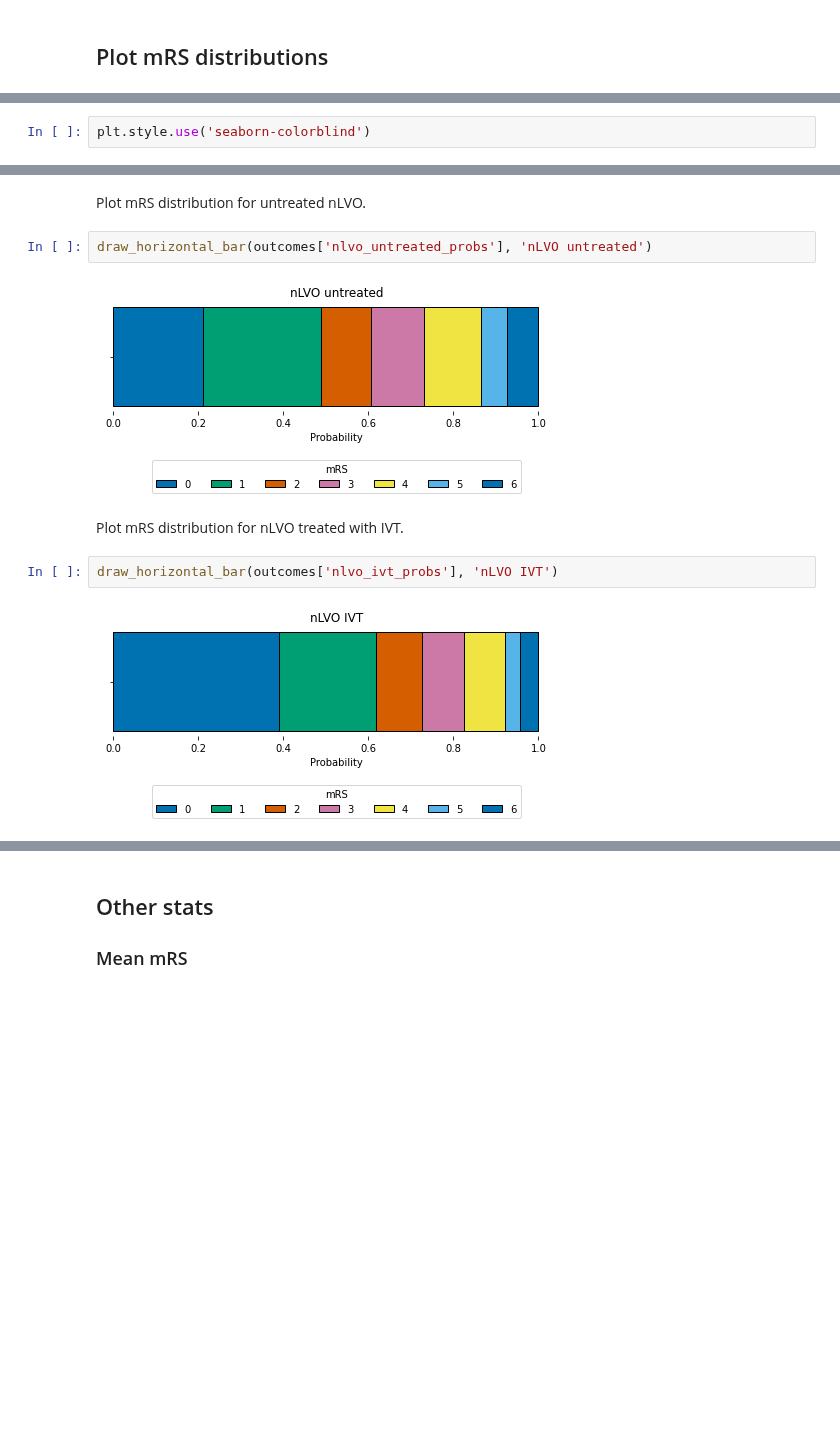
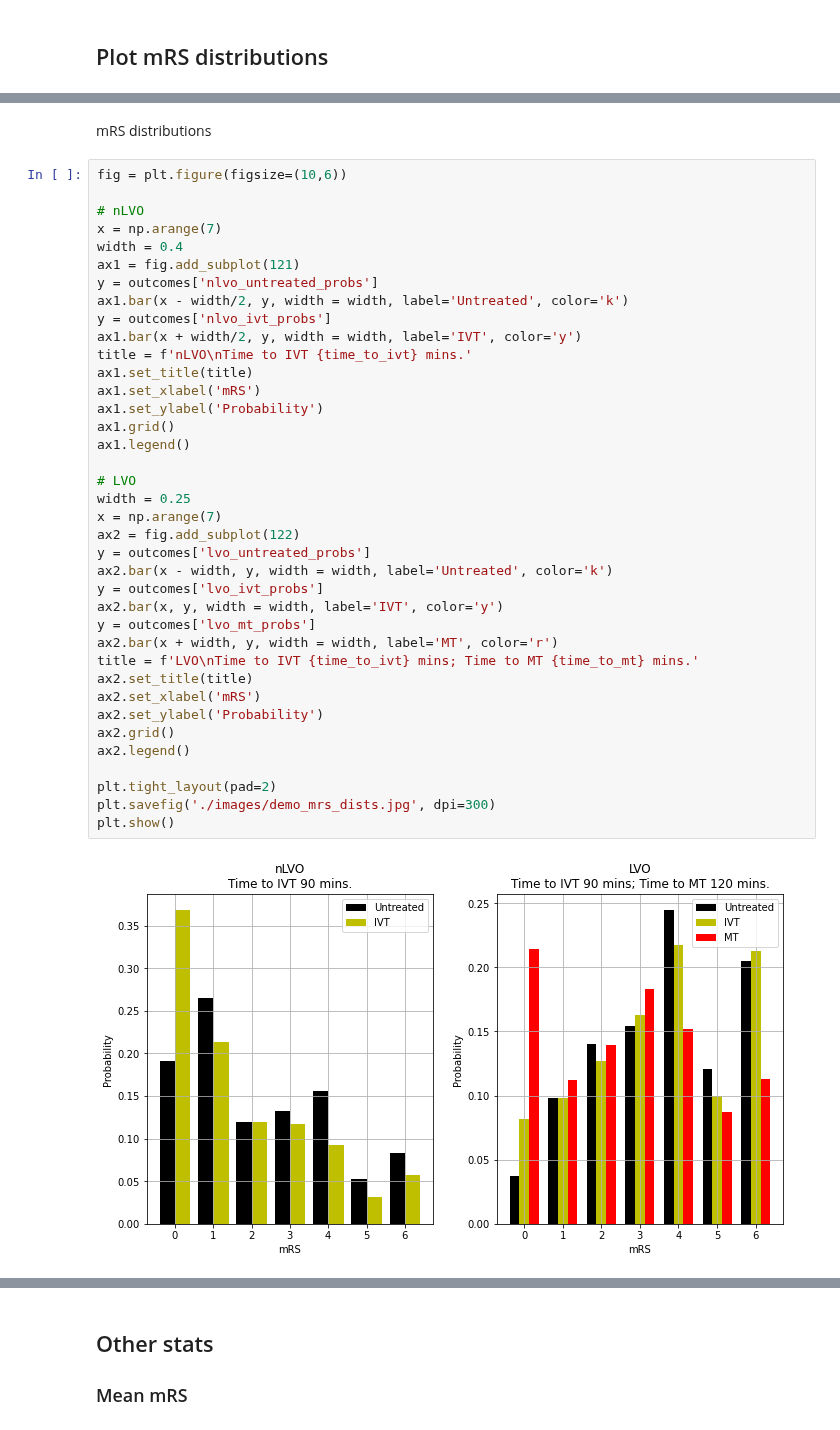
Before and after one commit to samuel-book/stroke_outcome, a Jupyter notebook: demo_of_outcome_model.ipynb, the cells around one changed output, grey strips where cells are left out. Saved outputs shown, nothing was run; the diff lists cells and outputs as text; blank space fills up the shorter version.

Commit message:
Update demo to bar charts

```diff
--- a/demo_of_outcome_model.ipynb
+++ b/demo_of_outcome_model.ipynb
@@ -110,2 +77,0 @@ Set the plot colour scheme
-# %%
-plt.style.use('seaborn-colorblind')
@@ -130,12 +78,42 @@ draw_horizontal_bar(outcomes['lvo_mt_probs'], 'LVO MT')
-# %% [markdown]
-Plot mRS distribution for untreated nLVO.
-# %%
-draw_horizontal_bar(outcomes['nlvo_untreated_probs'], 'nLVO untreated')
-# %% [output]
-[figure, removed]
-# %% [markdown]
-Plot mRS distribution for nLVO treated with IVT.
-# %%
-draw_horizontal_bar(outcomes['nlvo_ivt_probs'], 'nLVO IVT')
-# %% [output]
-[figure, removed]
+# %% [markdown]
+mRS distributions
+# %%
+fig = plt.figure(figsize=(10,6))
+
+# nLVO
+x = np.arange(7)
+width = 0.4
+ax1 = fig.add_subplot(121)
+y = outcomes['nlvo_untreated_probs']
+ax1.bar(x - width/2, y, width = width, label='Untreated', color='k')
+y = outcomes['nlvo_ivt_probs']
+ax1.bar(x + width/2, y, width = width, label='IVT', color='y')
+title = f'nLVO\nTime to IVT {time_to_ivt} mins.'
+ax1.set_title(title)
+ax1.set_xlabel('mRS')
+ax1.set_ylabel('Probability')
+ax1.grid()
+ax1.legend()
+
+# LVO
+width = 0.25
+x = np.arange(7)
+ax2 = fig.add_subplot(122)
+y = outcomes['lvo_untreated_probs']
+ax2.bar(x - width, y, width = width, label='Untreated', color='k')
+y = outcomes['lvo_ivt_probs']
+ax2.bar(x, y, width = width, label='IVT', color='y')
+y = outcomes['lvo_mt_probs']
+ax2.bar(x + width, y, width = width, label='MT', color='r')
+title = f'LVO\nTime to IVT {time_to_ivt} mins; Time to MT {time_to_mt} mins.'
+ax2.set_title(title)
+ax2.set_xlabel('mRS')
+ax2.set_ylabel('Probability')
+ax2.grid()
+ax2.legend()
+
+plt.tight_layout(pad=2)
+plt.savefig('./images/demo_mrs_dists.jpg', dpi=300)
+plt.show()
+# %% [output]
+[figure, added]
```
Also changed, not shown: parts of 26 cells of this notebook, 6 other files.
